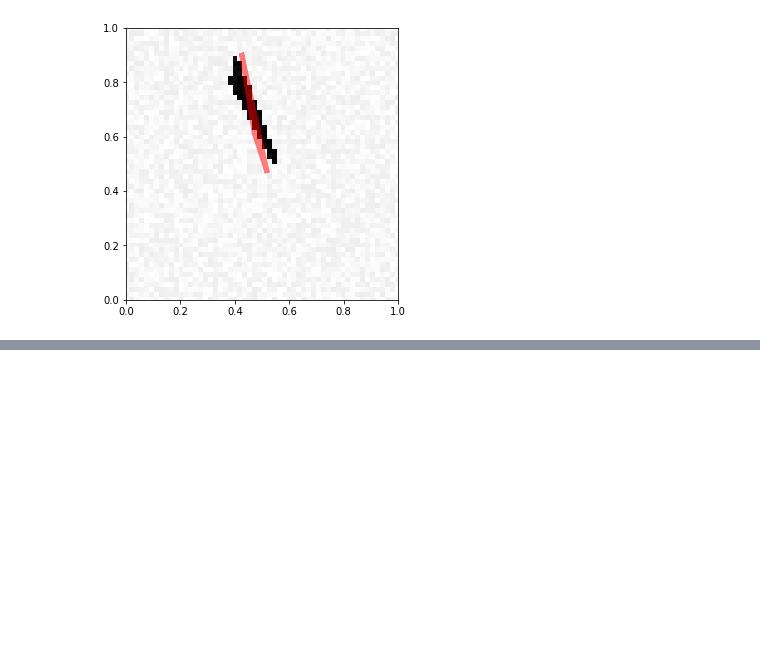
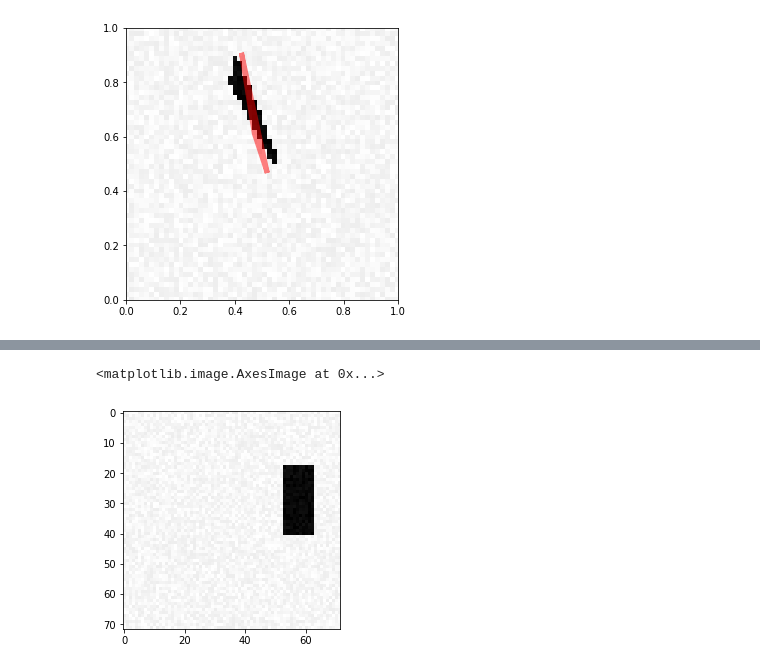
Before and after one commit to eloiseberthier/Deep_learning_MVA, a Jupyter notebook: MP1_Vision_BERTHIER.ipynb, the cells around one changed output, grey strips where cells are left out. Cells and saved outputs as stored; diff of their text form; code cells hidden in the pictures; blank space fills up the shorter version.

```diff
--- a/MP1_Vision_BERTHIER.ipynb
+++ b/MP1_Vision_BERTHIER.ipynb
@@ -465,0 +470,4 @@ for i in range(10):
+# %%
+X, Y = generate_dataset_pair(500, 20, True)
+X = X.reshape((-1, 72, 72, 1))
+Y = Y.reshape((-1, 72, 72, 1))
@@ -465,0 +502,5 @@ for i in range(10):
+# %%
+plt.imshow(X[0].reshape(72,72), cmap='gray')
+# %% [output]
+<matplotlib.image.AxesImage at 0x...>
+[figure, added]
```
Also changed, not shown: parts of 10 cells of this notebook, 1 other file.
